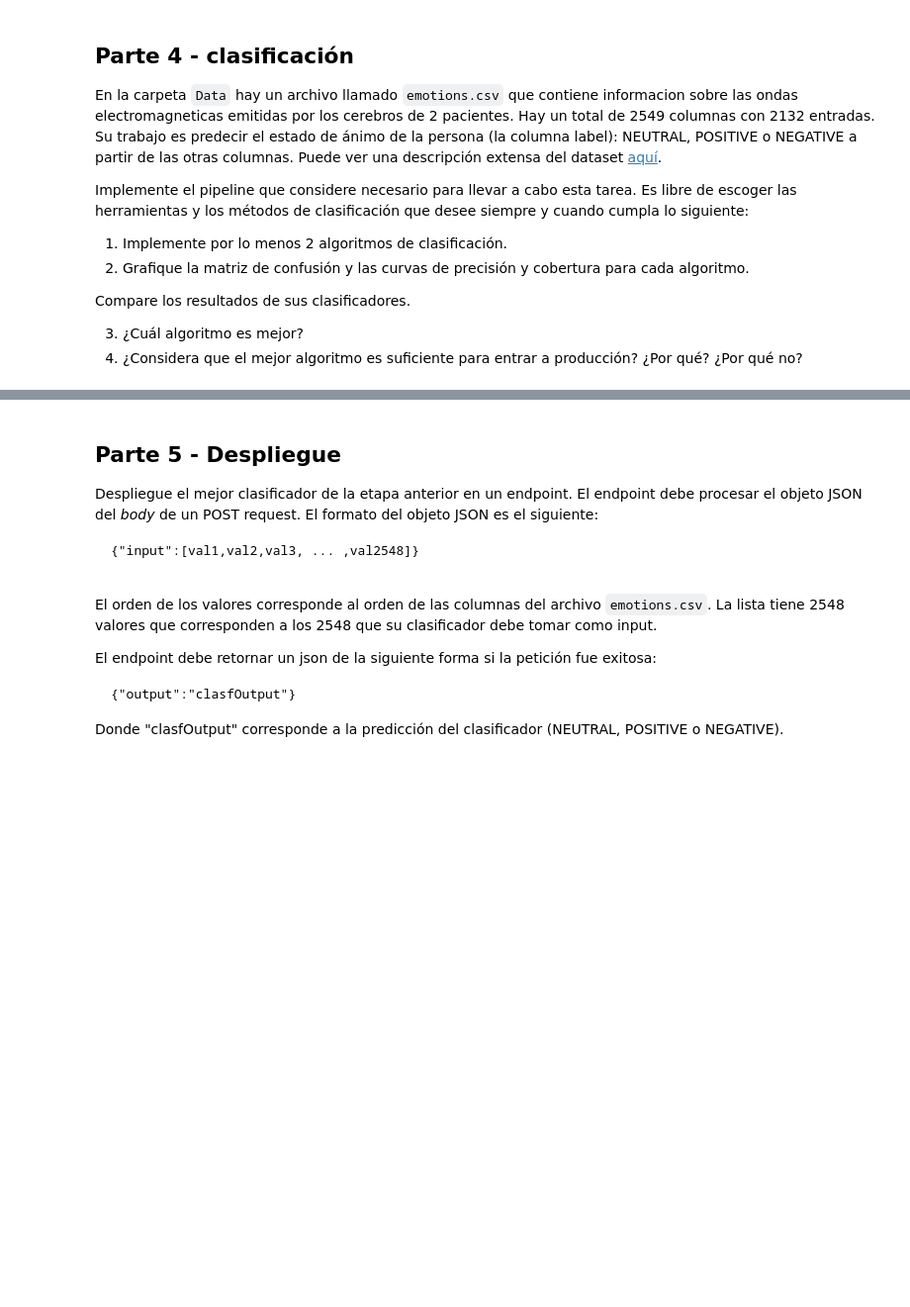
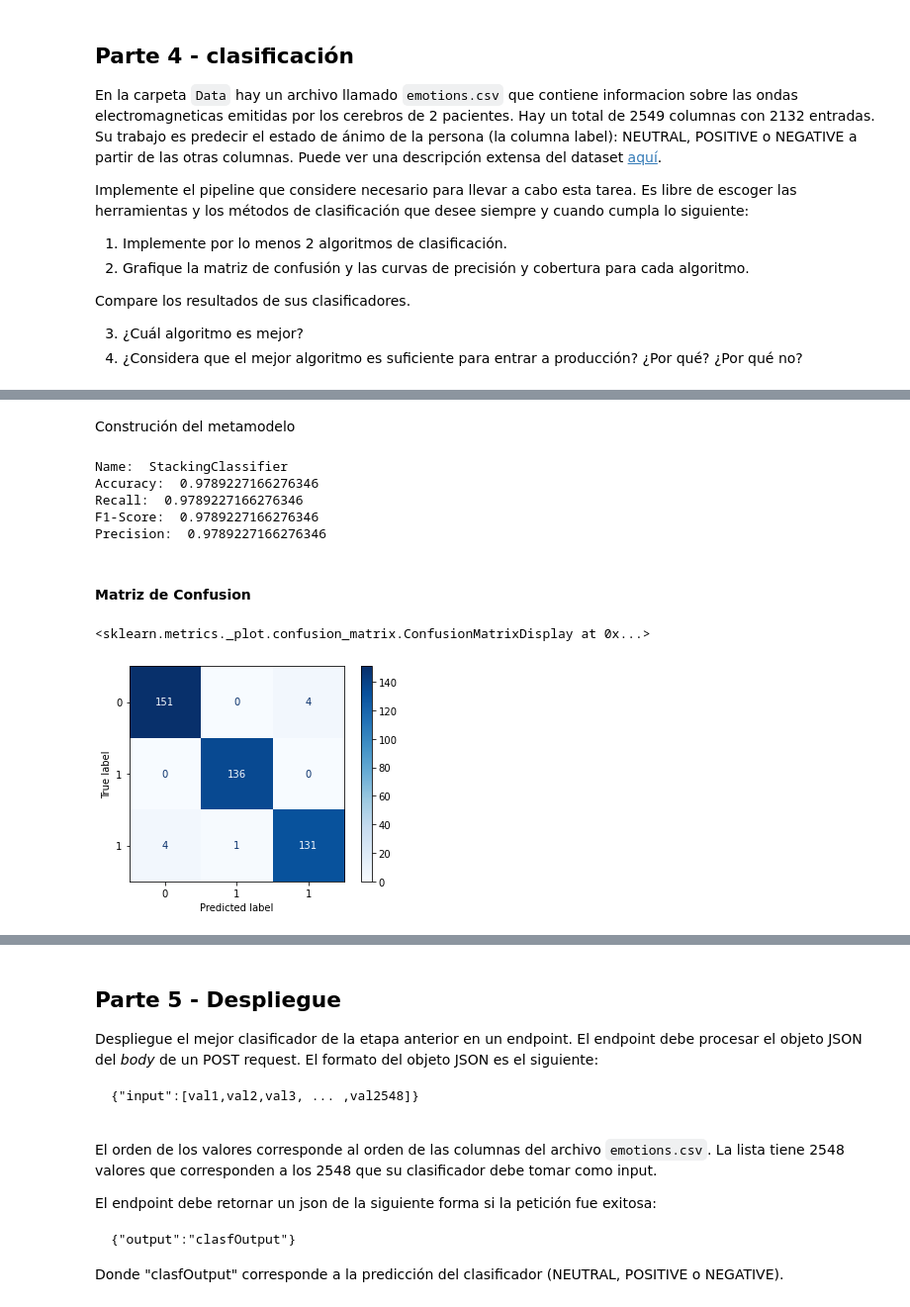
Before and after one commit to jomen93/PruebaCientificoDeDatos, a Jupyter notebook: Prueba.ipynb, the cells around one changed output, grey strips where cells are left out. Shown at 99% size. Saved outputs shown, nothing was run; the diff lists cells and outputs as text; code cells hidden in the pictures; blank space fills up the shorter version.

```diff
--- a/Prueba.ipynb
+++ b/Prueba.ipynb
@@ -614,0 +673,6 @@ Compare los resultados de sus clasificadores.
+# %%
+scaler = StandardScaler()
+Xc = scaler.fit_transform(Xc)
+
+enc = LabelEncoder()
+yc = enc.fit_transform(yc)
@@ -614,0 +681,6 @@ Compare los resultados de sus clasificadores.
+# %%
+X_trainc, X_testc, y_trainc, y_testc = train_test_split(Xc,
+                                                        yc,
+                                                        test_size=0.2,
+                                                        random_state=11
+                                                       )
@@ -614,0 +755,38 @@ Compare los resultados de sus clasificadores.
+# %%
+clfs = [("Bernoulli", BernoulliNB()),
+
+        ("LR", LogisticRegression(solver="liblinear",
+                                  class_weight="balanced",
+                                  random_state=11)),
+        ("Forest", RandomForestClassifier(random_state=11))]
+# %% [markdown]
+Construción del metamodelo
+# %%
+clf = StackingClassifier(estimators=clfs,
+                         final_estimator=LogisticRegression())
+classifier = OneVsRestClassifier(clf)
+classifier.fit(X_trainc, y_trainc)
+y_test = classifier.predict(X_testc)
+print("Name: ", type(clf).__name__)
+
+print("Accuracy: ", accuracy_score(y_testc, y_test))
+print('Recall: ', recall_score(y_testc, y_test, average="micro"))
+print('F1-Score: ', f1_score(y_testc, y_test, average="micro"))
+print('Precision: ', precision_score(y_testc, y_test, average="micro"))
+# %% [output]
+Name:  StackingClassifier
+Accuracy:  0.9789227166276346
+Recall:  0.9789227166276346
+F1-Score:  0.9789227166276346
+Precision:  0.9789227166276346
+# %% [markdown]
+#### Matriz de Confusion
+# %%
+
+plot_confusion_matrix(classifier, X_testc,
+                      y_testc,
+                      cmap="Blues",
+                      display_labels=y_test)
+# %% [output]
+<sklearn.metrics._plot.confusion_matrix.ConfusionMatrixDisplay at 0x...>
+[figure, added]
```
Also changed, not shown: parts of 19 cells of this notebook.
